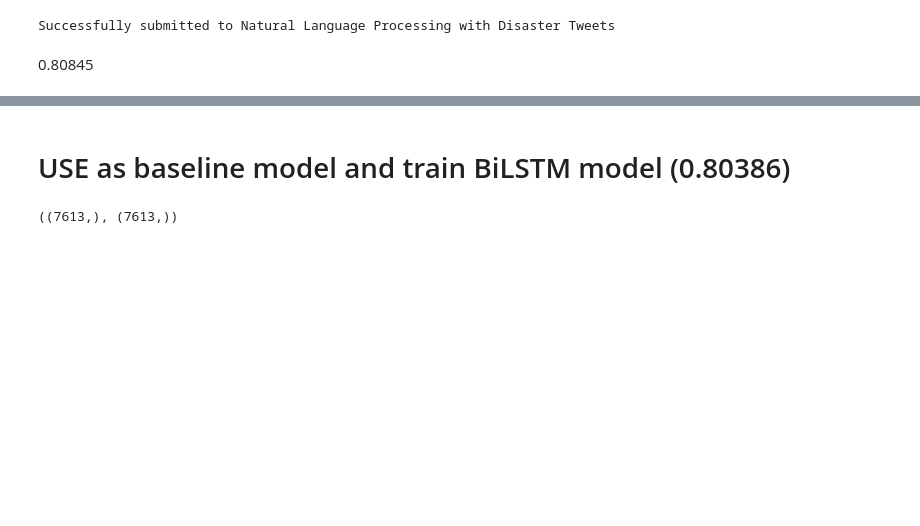
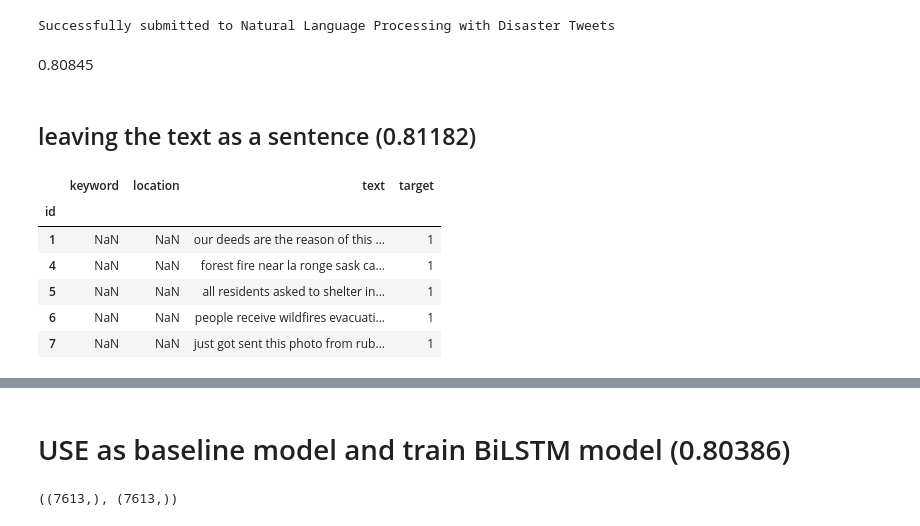
Before and after one commit to jparkgit/NLP-with-Disaster-Tweets, a Jupyter notebook: 808_USE_지현.ipynb, the cells around one changed output, grey strips where cells are left out. Drawn from its saved outputs; the diff is of its cells as text; code cells hidden in the pictures; blank space fills up the shorter version.

```diff
--- a/808_USE_지현.ipynb
+++ b/808_USE_지현.ipynb
@@ -522,3 +522,40 @@ submission.head()
 Successfully submitted to Natural Language Processing with Disaster Tweets
 # %% [markdown]
 0.80845
+# %% [markdown]
+## leaving the text as a sentence (0.81182)
+# %%
+import re
+import string
+
+def clean_text(txt):
+    # remove punctuations
+    txt  = "".join([char for char in txt if char not in string.punctuation])
+    # remove numbers
+    txt = re.sub('[0-9]+', '', txt)
+    # convert to lowercase
+    txt = txt.lower()
+    # replace hashtags
+    txt = re.sub(r"\#", "", txt)
+    # remove URL addresses
+    txt = re.sub(r"http\S+", "URL", txt)
+    # remove @ symbols
+    txt = re.sub(r"@", "", txt)
+    # remove multiple contiguous spaces
+    txt = re.sub(r"\s{2,}", " ", txt)
+
+    return txt
+
+# clean train and test tweets
+df_train['text'] = df_train['text'].apply(lambda txt: clean_text(txt))
+df_test['text'] = df_test['text'].apply(lambda txt: clean_text(txt))
+# %%
+df_train.head()
+# %% [output]
+|  | keyword | location | text | target |
+| id |  |  |  |  |
+| 1 | NaN | NaN | our deeds are the reason of this ... | 1 |
+| 4 | NaN | NaN | forest fire near la ronge sask ca... | 1 |
+| 5 | NaN | NaN | all residents asked to shelter in... | 1 |
+| 6 | NaN | NaN | people receive wildfires evacuati... | 1 |
+| 7 | NaN | NaN | just got sent this photo from rub... | 1 |
```
Also changed, not shown: parts of 10 cells of this notebook.
